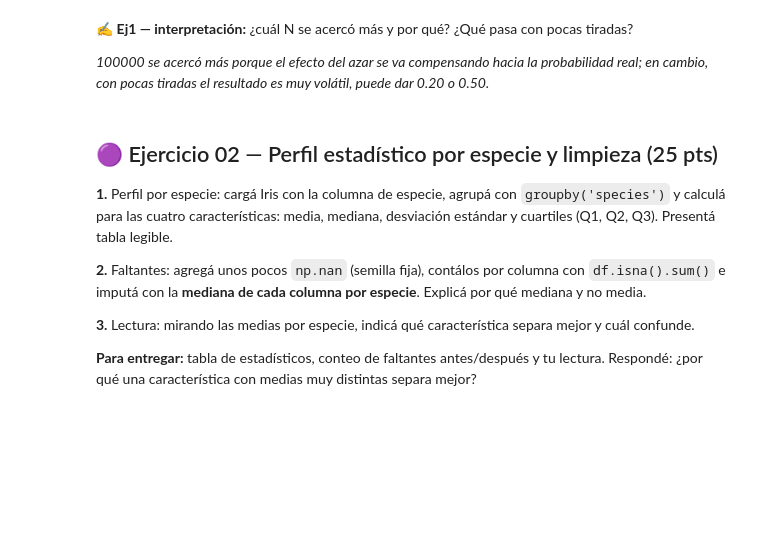
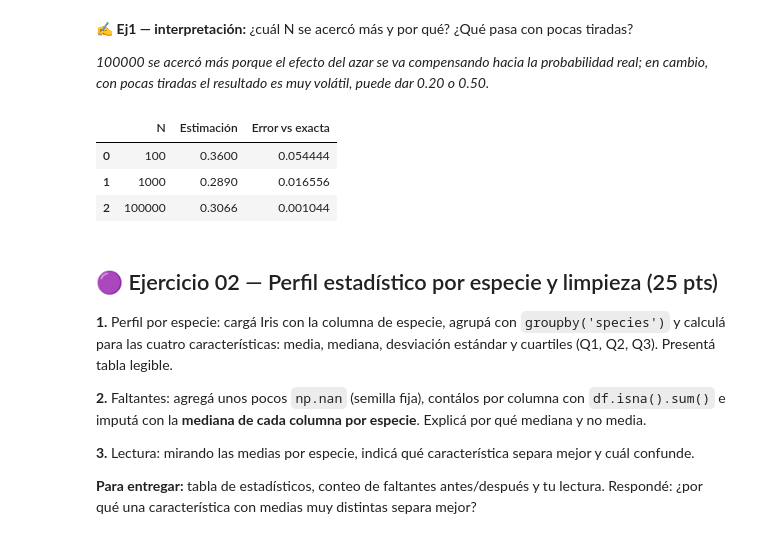
Before and after one commit to abdair-coca/AbdairCocaINF672, a Jupyter notebook: evaluaciones/PrimerParcial/PrimerParcial_Coca_Abdair.ipynb, the cells around one changed output. Drawn from its saved outputs; the diff is of its cells as text; code cells hidden in the pictures; blank space fills up the shorter version.

```diff
--- a/evaluaciones/PrimerParcial/PrimerParcial_Coca_Abdair.ipynb
+++ b/evaluaciones/PrimerParcial/PrimerParcial_Coca_Abdair.ipynb
@@ -53,6 +53,24 @@ for N in Ns:
 ✍️ **Ej1 — interpretación:** ¿cuál N se acercó más y por qué? ¿Qué pasa con pocas tiradas?
 
 *100000 se acercó más porque el efecto del azar se va compensando hacia la probabilidad real; en cambio, con pocas tiradas el resultado es muy volátil, puede dar 0.20 o 0.50.*
+# %%
+# Ej1.4 — Tabla resumen: valor exacto vs simulación
+rng_tabla = np.random.default_rng(672)
+
+filas = []
+for N in Ns:
+    tiradas_tabla = rng_tabla.integers(1, 7, size=(N, 2))
+    favorables_tabla = np.sum(np.any(tiradas_tabla == 6, axis=1))
+    fr_tabla = favorables_tabla / N
+    error_tabla = abs(fr_tabla - p_exacta)
+    filas.append([N, fr_tabla, error_tabla])
+
+pd.DataFrame(filas, columns=["N", "Estimación", "Error vs exacta"])
+# %% [output]
+|  | N | Estimación | Error vs exacta |
+| 0 | 100 | 0.3600 | 0.054444 |
+| 1 | 1000 | 0.2890 | 0.016556 |
+| 2 | 100000 | 0.3066 | 0.001044 |
 # %% [markdown]
 ## 🟣 Ejercicio 02 — Perfil estadístico por especie y limpieza (25 pts)
 **1.** Perfil por especie: cargá Iris con la columna de especie, agrupá con `groupby('species')` y calculá para las cuatro características: media, mediana, desviación estándar y cuartiles (Q1, Q2, Q3). Presentá tabla legible.
```
Also changed, not shown: parts of 5 cells of this notebook.
